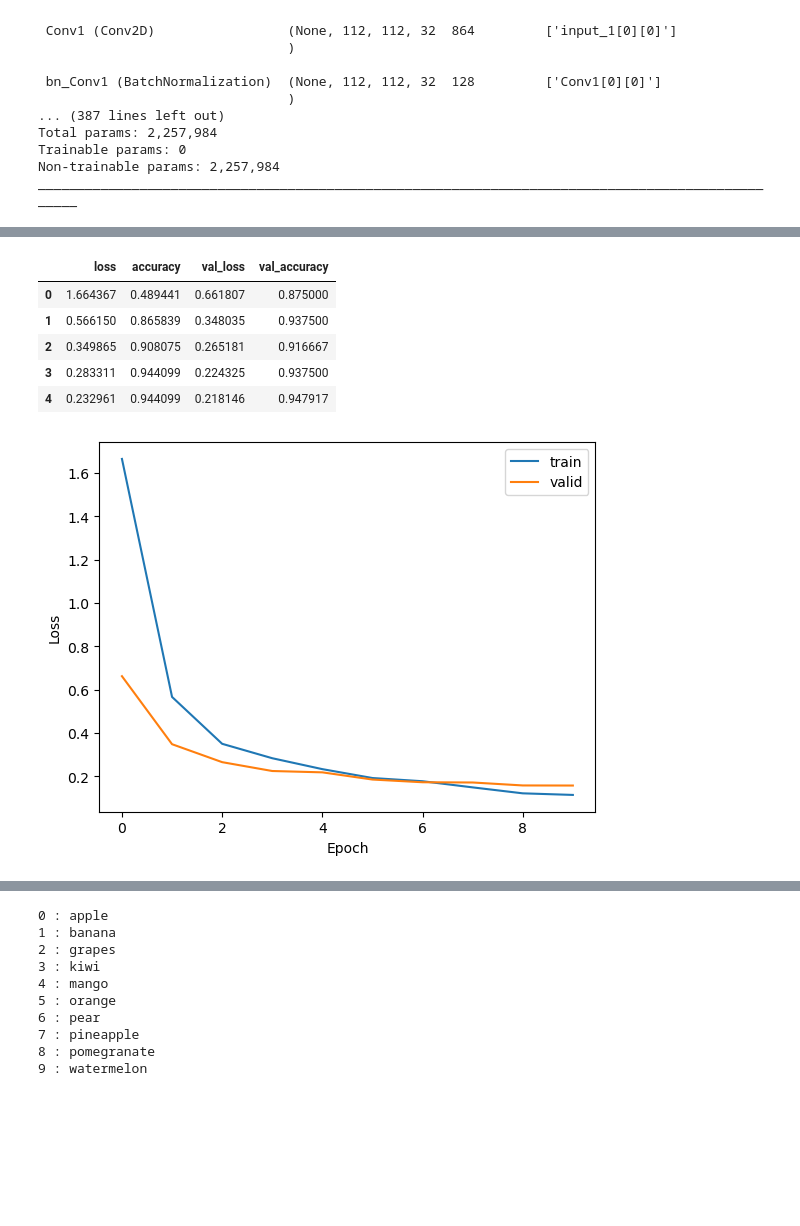
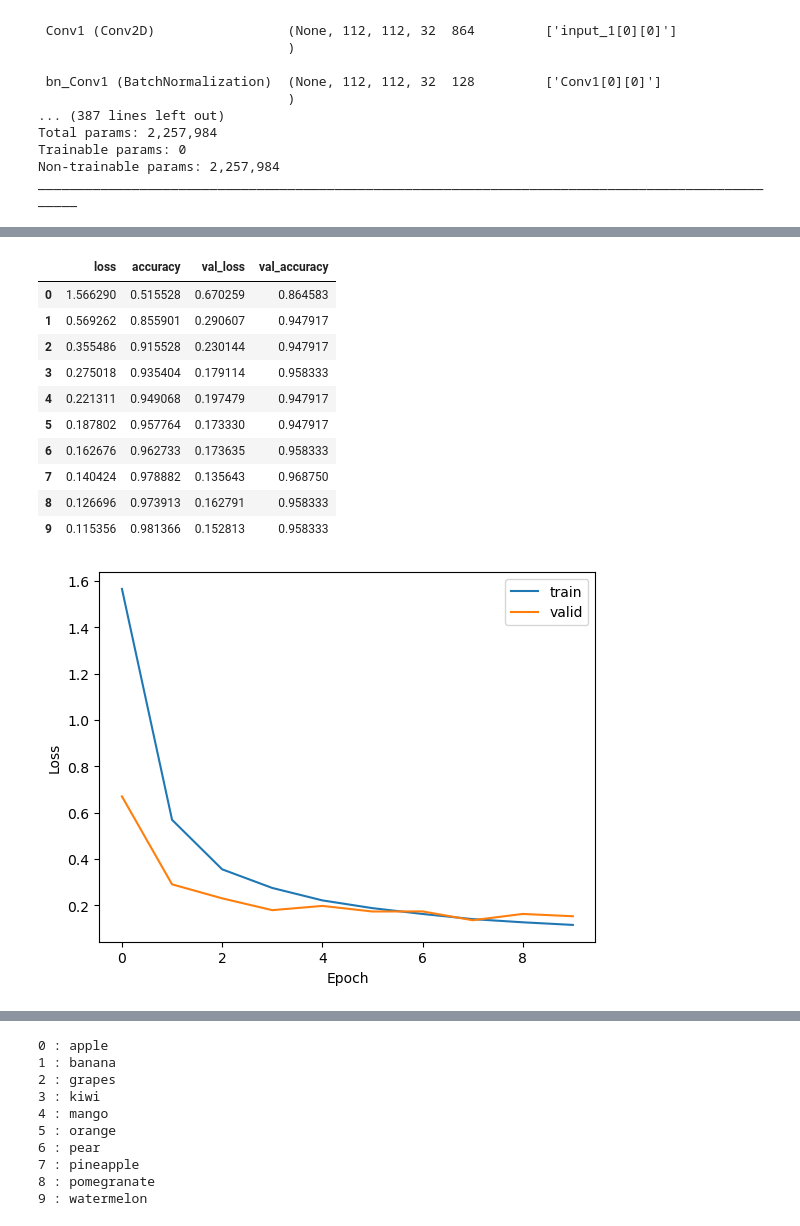
Before and after one commit to fallday/fvclf, a Jupyter notebook: fv-clf-mv3.ipynb, the cells around one changed output, grey strips where cells are left out. Saved outputs shown, nothing was run; the diff lists cells and outputs as text; code cells hidden in the pictures; blank space fills up the shorter version.

```diff
--- a/fv-clf-mv3.ipynb
+++ b/fv-clf-mv3.ipynb
@@ -85,13 +88,15 @@ Trainable params: 0
 Non-trainable params: 2,257,984
 __________________________________________________________________________________________________
 # %%
+# 定义我们自己的输出层
+
 from tensorflow.keras.layers import GlobalAveragePooling2D, Dense
 from tensorflow.keras.models import Model
 
 x = base_model.output
-x = GlobalAveragePooling2D()(x)
-# x = Dense(1024, activation="relu")(x)
-predictions = Dense(num_classes, activation="softmax")(x)
+x = GlobalAveragePooling2D()(x)  #每个feature map取平均，生成特征向量
+x = Dense(1024, activation="relu")(x) #1024全连接层
+predictions = Dense(num_classes, activation="softmax")(x) #10分类的概率分布
 
 model = Model(inputs=base_model.input, outputs=predictions)
 # %%
@@ -132,13 +137,18 @@ Epoch 10/10
 # %%
 history_df = pd.DataFrame(history.history)
-history_df.head()
+history_df
 # %% [output]
 |  | loss | accuracy | val_loss | val_accuracy |
-| 0 | 1.664367 | 0.489441 | 0.661807 | 0.875000 |
-| 1 | 0.566150 | 0.865839 | 0.348035 | 0.937500 |
-| 2 | 0.349865 | 0.908075 | 0.265181 | 0.916667 |
-| 3 | 0.283311 | 0.944099 | 0.224325 | 0.937500 |
-| 4 | 0.232961 | 0.944099 | 0.218146 | 0.947917 |
+| 0 | 1.566290 | 0.515528 | 0.670259 | 0.864583 |
+| 1 | 0.569262 | 0.855901 | 0.290607 | 0.947917 |
+| 2 | 0.355486 | 0.915528 | 0.230144 | 0.947917 |
+| 3 | 0.275018 | 0.935404 | 0.179114 | 0.958333 |
+| 4 | 0.221311 | 0.949068 | 0.197479 | 0.947917 |
+| 5 | 0.187802 | 0.957764 | 0.173330 | 0.947917 |
+| 6 | 0.162676 | 0.962733 | 0.173635 | 0.958333 |
+| 7 | 0.140424 | 0.978882 | 0.135643 | 0.968750 |
+| 8 | 0.126696 | 0.973913 | 0.162791 | 0.958333 |
+| 9 | 0.115356 | 0.981366 | 0.152813 | 0.958333 |
 # %%
 import matplotlib.pyplot as plt
 
@@ -150,7 +160,7 @@ plt.ylabel("Loss")
 plt.legend(["train", "valid"])
 plt.show()
 # %% [output]
-[figure, old version]
+[figure, new version]
 # %%
 plt.figure()
 plt.plot(history.history["accuracy"])
```
Also changed, not shown: parts of 7 cells of this notebook, 7 other files.
